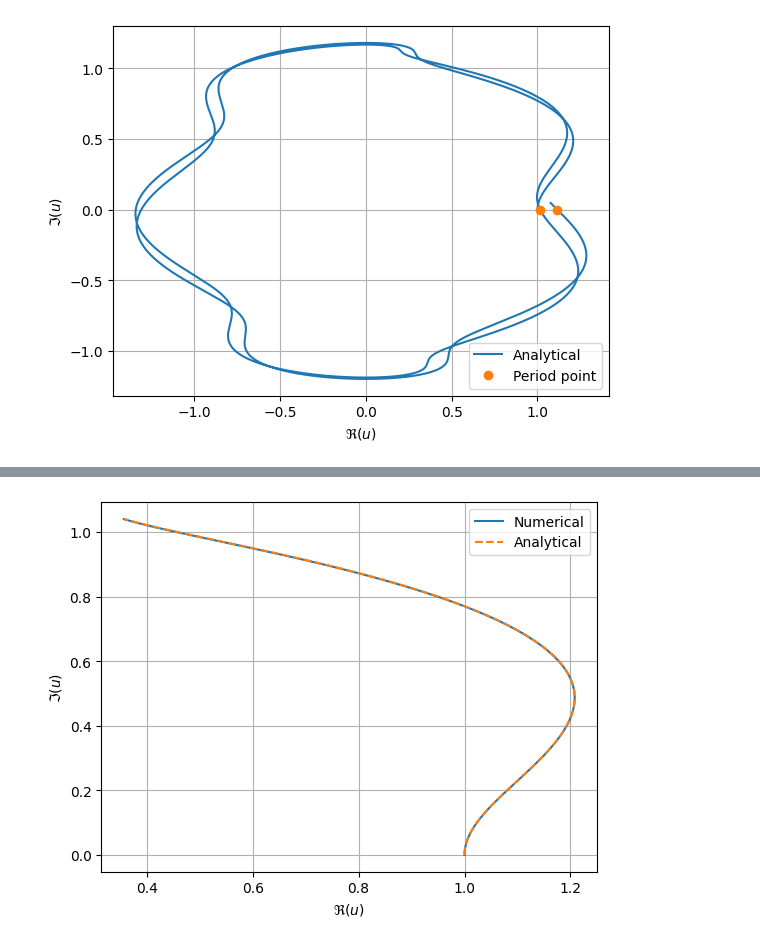
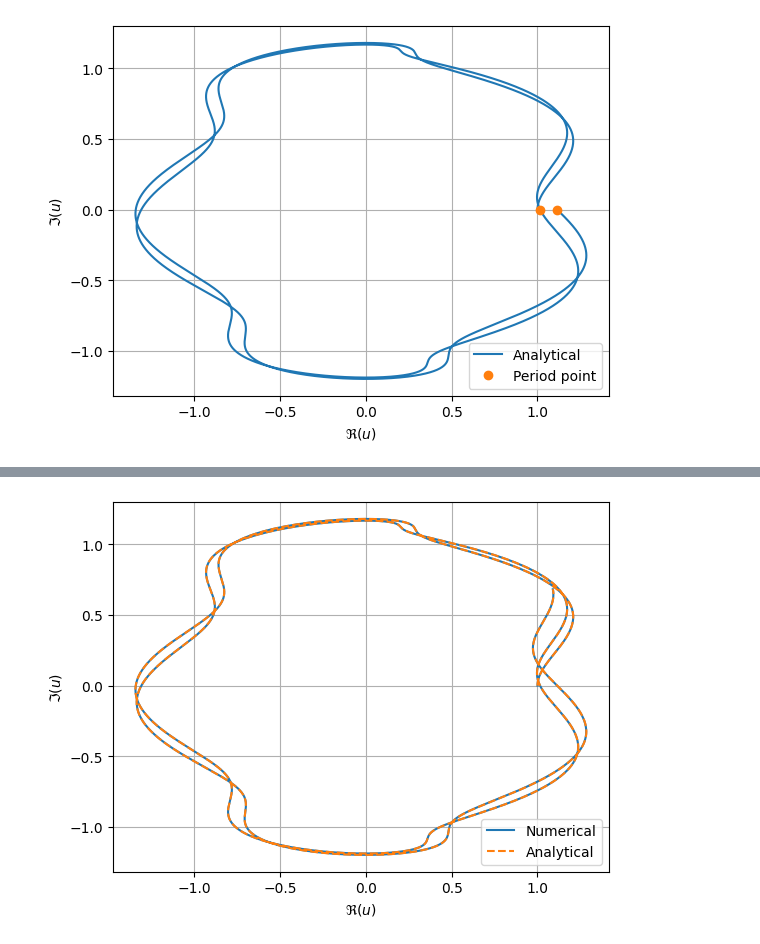
Before and after one commit to github-mathe/PinT-LIB, a Jupyter notebook: scripts/notebooks/dahlquist.ipynb, the cells around one changed output, grey strips where cells are left out. Saved outputs shown, nothing was run; the diff lists cells and outputs as text; code cells hidden in the pictures.

Commit message:
Updated Parareal implementation with fixed time windows

```diff
--- a/scripts/notebooks/dahlquist.ipynb
+++ b/scripts/notebooks/dahlquist.ipynb
@@ -424,8 +380,7 @@ plt.legend(loc="upper left"), plt.xlabel("time"), plt.ylabel("solution"), plt.gr
 # %%
-def timeOneStep(u0, t0, dt, lam):
-    t = t0 + dt
-    u = (u0 + dt*np.sin(alpha*t))/(1-dt*lam)
-    return t, u
+def timeOneStep(u0, t0, t1, dt, lam):
+    u = (u0 + dt*np.sin(alpha*t1))/(1-dt*lam)
+    return u
 
 def timeStepperPeriod(u0,t0,nP,dt):
     u = [u0]
@@ -437,7 +392,8 @@ def timeStepperPeriod(u0,t0,nP,dt):
     occ = 0
 
     while True:
-        t_next, u_next = timeOneStep(u[-1], tt[-1], dt, lam_nP)
+        t_next = tt[-1] + dt
+        u_next = timeOneStep(u[-1], tt[-1], t_next, dt, lam_nP)
 
         u.append(u_next)
         tt.append(t_next)
@@ -484,8 +440,7 @@ def timeStepperAll(u0,t0,N,dt,pStart):
             np.asarray(TP, dtype=float).reshape(-1),
             np.asarray(UP, dtype=complex).reshape(-1))
 # %%
-nSteps = 10000
-N = 3
+nSteps = 100
 T, uNum, TP, UP = timeStepperAll(u0, 0, N, 1/nSteps, 1)
 print(f"Number of periods captured: {N}")
 plt.plot(uNum.real, uNum.imag, label="Numerical")
@@ -498,5 +453,5 @@ Number of periods captured: 3
 # %%
-N = 3
+N = 2
 dtVals =  1./(10**np.arange(1,6))
 errors = np.zeros_like(dtVals)
 errors_times = np.zeros_like(dtVals)
@@ -543,7 +495,7 @@ plt.show()
 # %%
-N = 5
+N = 2 # time windows - coarse time grid
 K = 5 # Parareal iterations
-dtF = 1/100000# Fine solver's time steps
+dtF = 1/1000# Fine solver's time steps
 dtG = 1 # Coarse solver's time steps
 #tEnd = 12.39
 
@@ -620,6 +572,6 @@ Error between the sequential solution and analytical period points: 1.919625e-04
 # %%
 def analyticalDahlquist(u0, t0, t1, dt, pStart):
-    tt = np.arange(t0, t1 + dt, dt)
+    tt = np.linspace(t0, t1, int((t1-t0)/dt)+1)
     u = np.zeros_like(tt, dtype=complex)
     N = pStart
     occ = 0
@@ -634,41 +586,43 @@ def analyticalDahlquist(u0, t0, t1, dt, pStart):
         if occ == 2: # check for sign change in the imaginary part
             tp = linInterp(u[i-1].imag, u[i].imag, tt[i-1], tt[i], 0)
             up_real = linInterp(tt[i-1], tt[i], u[i-1].real, u[i].real, tp)
             UP.append(up_real + 0j)
             TP.append(tp)
             N += 1
             occ = 0
     return tt, u, TP, UP
 
 
 def timeStepperDahlquist(u0, t0, t1, dt, pStart,occ=0):
-    tt = np.arange(t0, t1+dt, dt)
+    tt = np.linspace(t0, t1, int((t1-t0)/dt)+1)
     u = np.zeros_like(tt, dtype=complex)
+    u[0] = u0
     N = pStart
     TP = []
     UP = []
-    u[0] = u0
-    for i in range(1, len(tt)):
-        _, u[i] = timeOneStep(u[i-1], tt[i-1], dt, lam(N))
+    for i in range(1,len(tt)):
+        lam_Np = lam(N)
+        assert lam_Np**2 + alpha**2 != 0, "resonance regime, different analytical solution"
+        u[i] = timeOneStep(u[i-1], tt[i-1], tt[i], dt, lam_Np)
         occ += u[i].imag*u[i-1].imag < 0 # check for sign change in the imaginary part
         if occ == 2: # we completed a full period
             tp = linInterp(u[i-1].imag, u[i].imag, tt[i-1], tt[i], 0)
             up_real = linInterp(tt[i-1], tt[i], u[i-1].real, u[i].real, tp)
             UP.append(up_real + 0j)
             TP.append(tp)
             N += 1
             occ = 0
     return tt, u, TP, UP, occ, N
 
 t0, u0 = 0, 1+0j
-t1 = 1.1
-dt = 0.001
+t1 = 13
+dt = 0.0001
+pStart = 1
+tNum1, uNum1, TPNum1, UPNum1, occNum1, NNum1 = timeStepperDahlquist(u0, t0, t1, dt, pStart ,0)
+tTh, uTh, TPTh, UPTh = analyticalDahlquist(u0, t0, t1, dt, pStart)
 
-tNum, uNum, TPNum, UPNum, occNum, NNum = timeStepperDahlquist(u0, t0, t1, dt, 1)
-tTh, uTh, TPTh, UPTh = analyticalDahlquist(u0, t0, t1, dt, 1)
-
-plt.plot(uNum.real, uNum.imag, label="Numerical")
+plt.plot(uNum1.real, uNum1.imag, label="Numerical")
 plt.plot(uTh.real, uTh.imag, "--", label="Analytical")
 plt.legend(), plt.xlabel(r"$\Re(u)$"), plt.ylabel(r"$\Im(u)$"), plt.grid();
 # %% [output]
-[figure, old version]
+[figure, new version]
```
Also changed, not shown: parts of 19 cells of this notebook.
